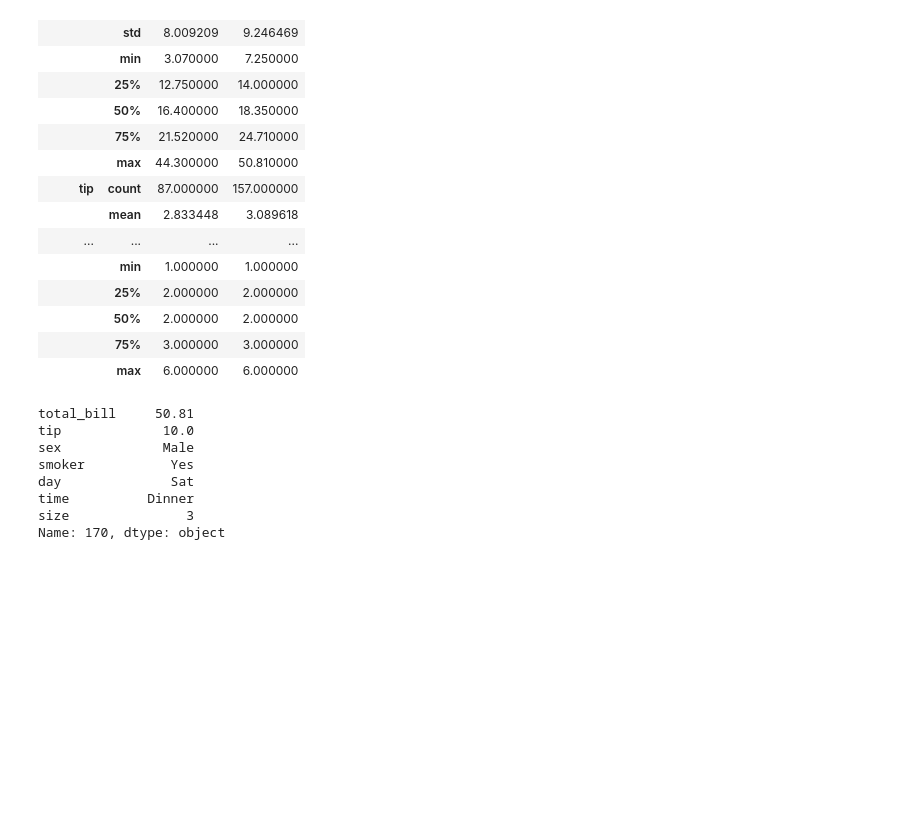
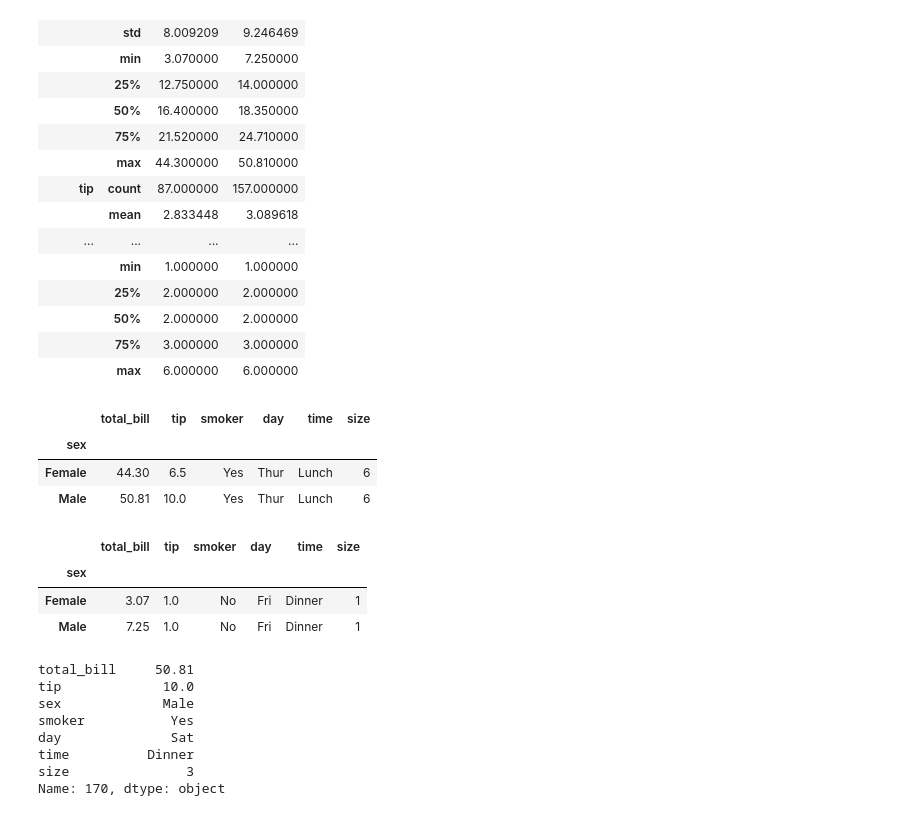
Before and after one commit to themeynoush/python_ds, a Jupyter notebook: python_project/project_ds.ipynb, the cells around one changed output. Cells and saved outputs as stored; diff of their text form; code cells hidden in the pictures; blank space fills up the shorter version.

```diff
--- a/python_project/project_ds.ipynb
+++ b/python_project/project_ds.ipynb
@@ -73,5 +73,21 @@ df.groupby('sex').describe().T
 |  | 50% | 2.000000 | 2.000000 |
 |  | 75% | 3.000000 | 3.000000 |
 |  | max | 6.000000 | 6.000000 |
+# %%
+df_sex = df.groupby('sex').max()
+# %%
+df_sex
+# %% [output]
+|  | total_bill | tip | smoker | day | time | size |
+| sex |  |  |  |  |  |  |
+| Female | 44.30 | 6.5 | Yes | Thur | Lunch | 6 |
+| Male | 50.81 | 10.0 | Yes | Thur | Lunch | 6 |
+# %%
+df.groupby('sex').min()
+# %% [output]
+|  | total_bill | tip | smoker | day | time | size |
+| sex |  |  |  |  |  |  |
+| Female | 3.07 | 1.0 | No | Fri | Dinner | 1 |
+| Male | 7.25 | 1.0 | No | Fri | Dinner | 1 |
 # %%
 ### Max tip by male
```
Also changed, not shown: parts of 1 cell of this notebook.
